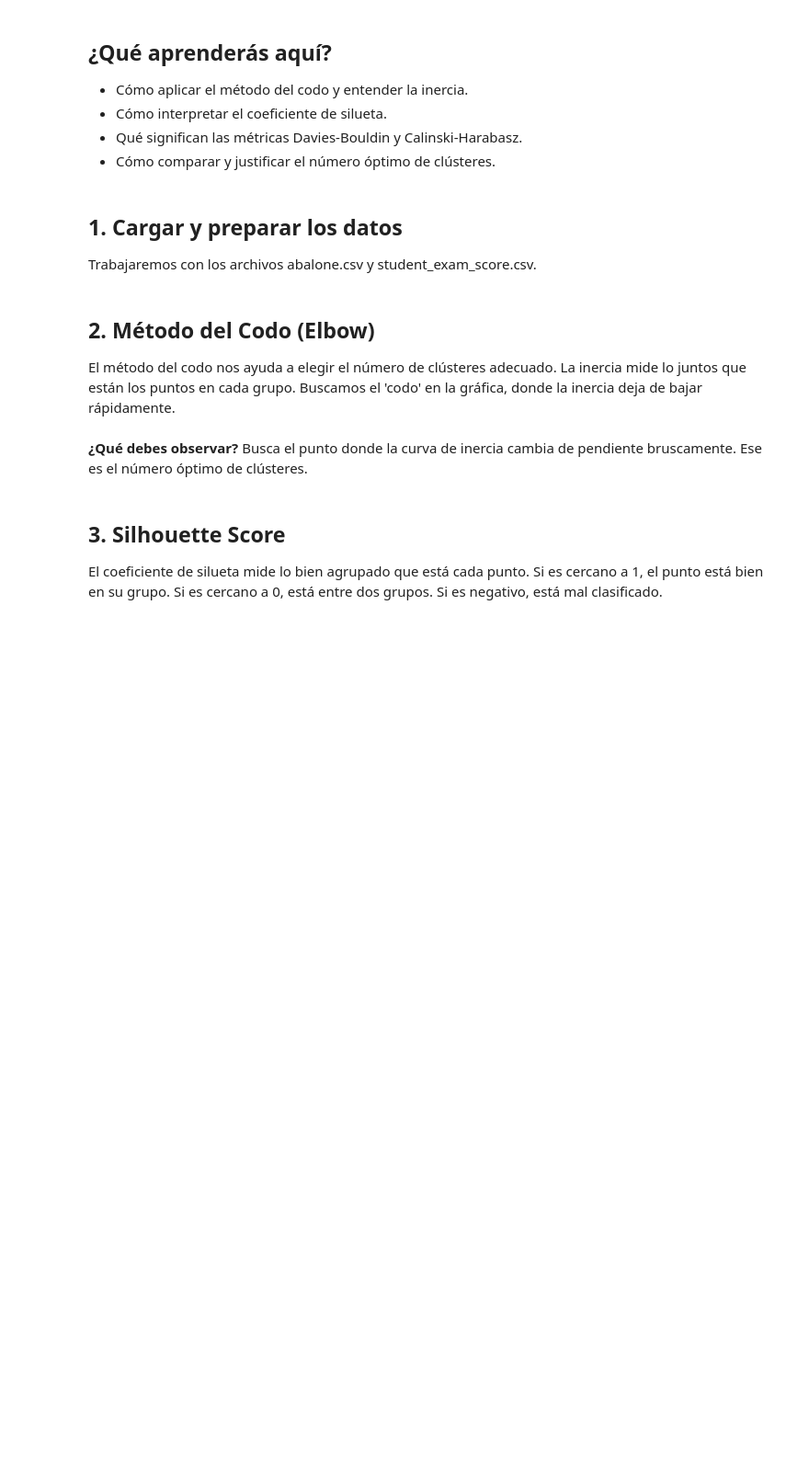
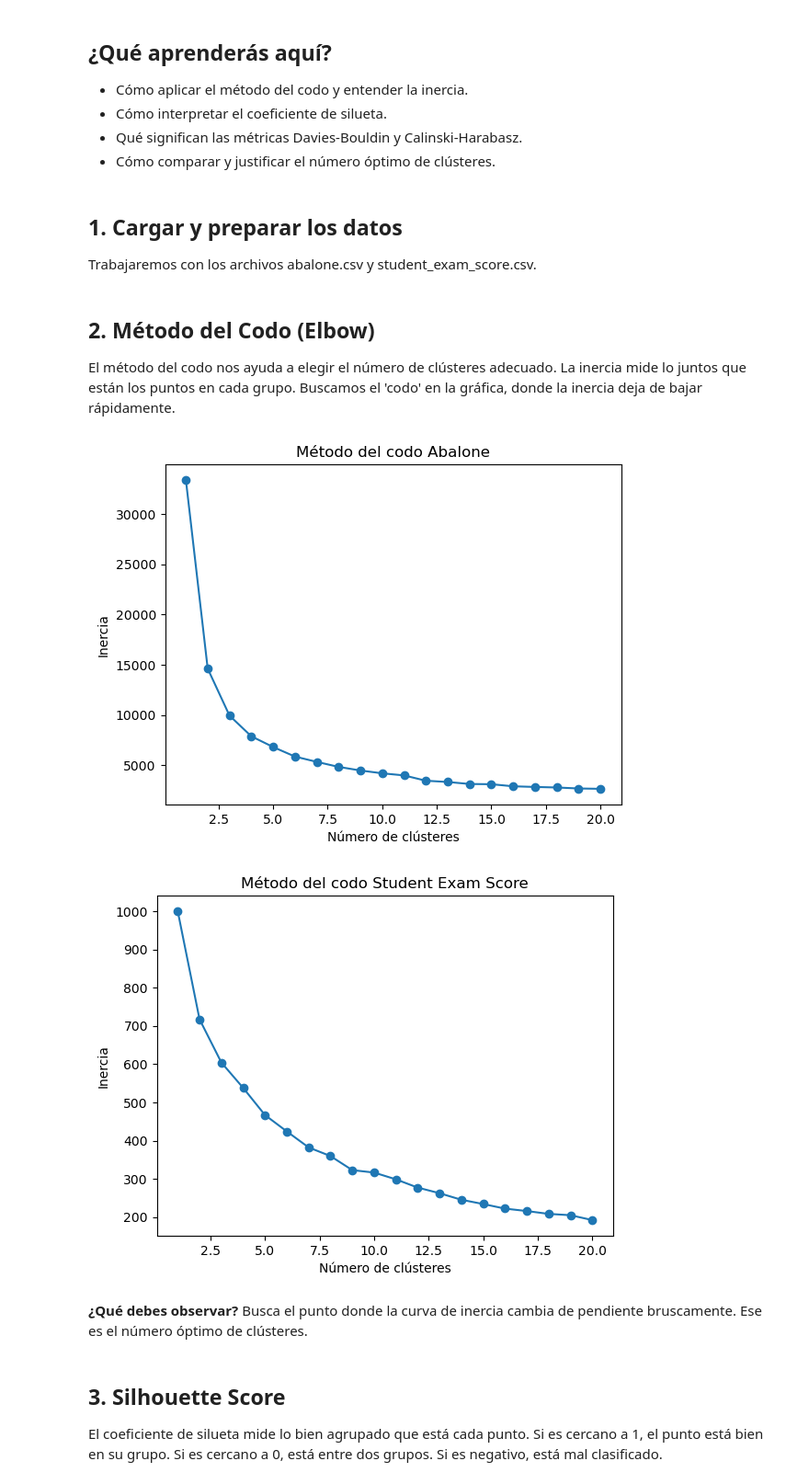
Before and after one commit to jafprofesor/IFCD093PO, a Jupyter notebook: 2026-01-30/10RE_aprendizaje_no_supervisado_metricas.ipynb, the cells around one changed output. Shown at 92% size. Saved outputs shown, nothing was run; the diff lists cells and outputs as text; code cells hidden in the pictures; blank space fills up the shorter version.

```diff
--- a/2026-01-30/10RE_aprendizaje_no_supervisado_metricas.ipynb
+++ b/2026-01-30/10RE_aprendizaje_no_supervisado_metricas.ipynb
@@ -40,18 +40,21 @@ El método del codo nos ayuda a elegir el número de clústeres adecuado. La ine
 # %%
 def plot_elbow(X, title):
     inertias = []
-    for k in range(1, 11):
+    for k in range(1, 21):
         kmeans = KMeans(n_clusters=k, random_state=42)
         kmeans.fit(X)
         inertias.append(kmeans.inertia_)
-    plt.plot(range(1, 11), inertias, marker='o')
+    plt.plot(range(1, 21), inertias, marker='o')
     plt.xlabel('Número de clústeres')
     plt.ylabel('Inercia')
     plt.title(f'Método del codo {title}')
     plt.show()
 
 plot_elbow(X_abalone, 'Abalone')
 plot_elbow(X_student, 'Student Exam Score')
+# %% [output]
+[figure, added]
+[figure, added]
 # %% [markdown]
 **¿Qué debes observar?**
 Busca el punto donde la curva de inercia cambia de pendiente bruscamente. Ese es el número óptimo de clústeres.
```
Also changed, not shown: parts of 3 cells of this notebook.
